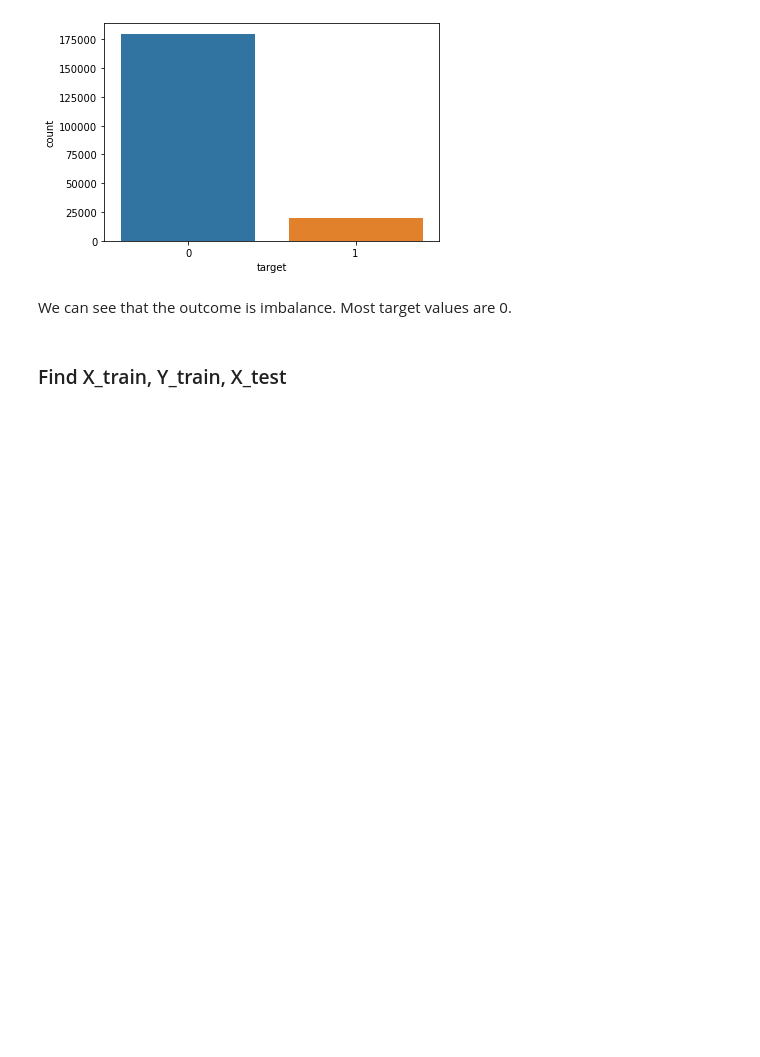
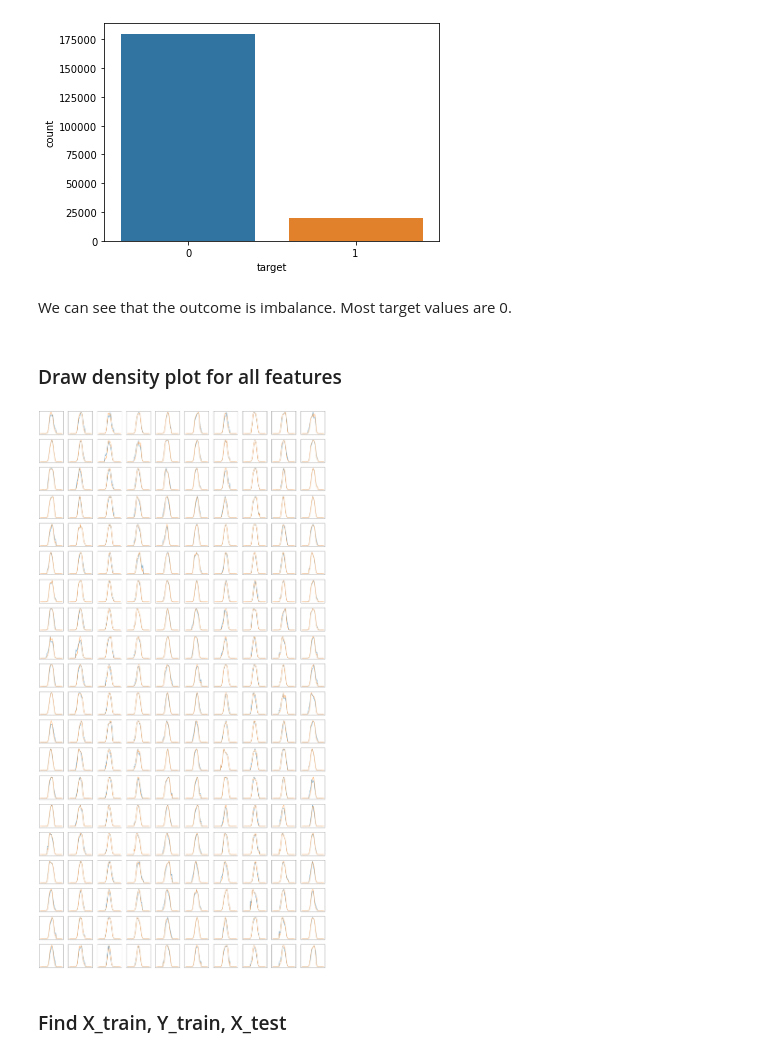
Before and after one commit to ZL-Li/Customer-Transaction-Prediction, a Jupyter notebook: transaction_prediction.ipynb, the cells around one changed output. Drawn from its saved outputs; the diff is of its cells as text; code cells hidden in the pictures; blank space fills up the shorter version.

Commit message:
add plot and change predict to probability

```diff
--- a/transaction_prediction.ipynb
+++ b/transaction_prediction.ipynb
@@ -118,6 +132,25 @@ sns.countplot(x = train_data['target'])
 [figure]
 # %% [markdown]
 We can see that the outcome is imbalance. Most target values are 0.
+# %% [markdown]
+### Draw density plot for all features
+# %%
+train1 = train_data[train_data['target']==1]
+train0 = train_data[train_data['target']==0]
+# %%
+fig,axs = plt.subplots(20,10,figsize=(30,60))
+counter = 0
+for i in range(20):
+    for j in range(10):
+        axs[i,j].tick_params(left = False, labelleft = False, labelbottom=False, bottom = False)
+        var = 'var_'+str(counter)
+        train1.plot(kind='density',y=var,ax=axs[i,j],legend=False)
+        train0.plot(kind='density',y=var,ax=axs[i,j],legend=False)
+        axs[i,j].set_ylabel('')
+#         axs[i,j].set_xlabel(var)
+        counter += 1
+# %% [output]
+[figure, added]
 # %% [markdown]
 ### Find X_train, Y_train, X_test
 # %%
```
Also changed, not shown: parts of 16 cells of this notebook.
